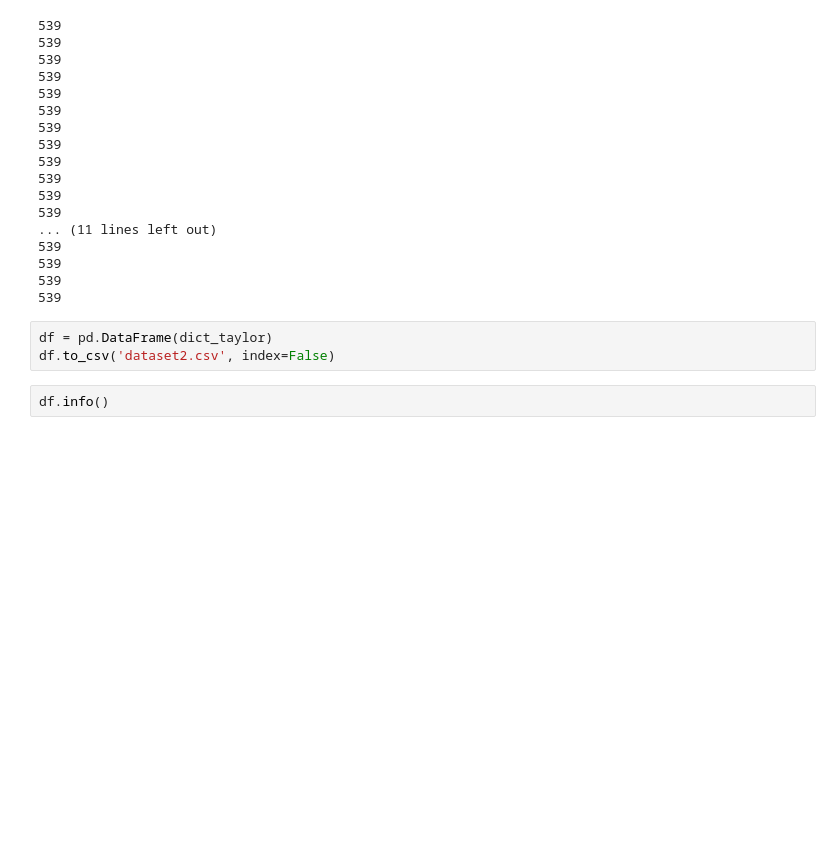
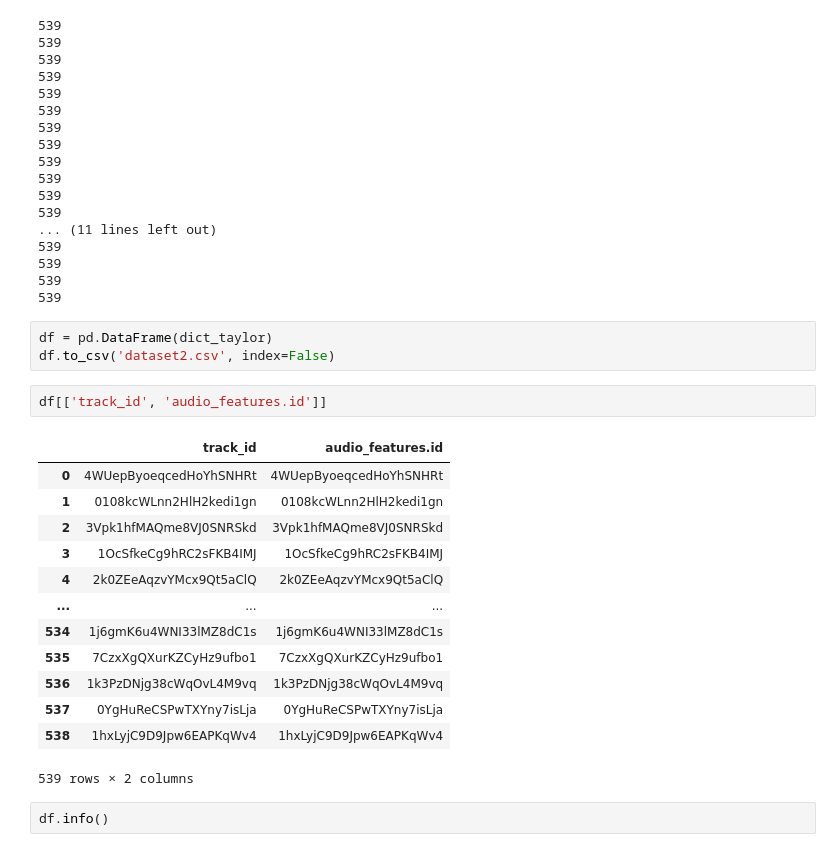
Before and after one commit to oscarmarinoa/Reto_Spotify_API, a Jupyter notebook: script 2.ipynb, the cells around one changed output. Cells and saved outputs as stored; diff of their text form; blank space fills up the shorter version.

```diff
--- a/script 2.ipynb
+++ b/script 2.ipynb
@@ -101,6 +101,22 @@ for i in dict_taylor.keys():
 # %%
 df = pd.DataFrame(dict_taylor)
 df.to_csv('dataset2.csv', index=False)
+# %%
+df[['track_id', 'audio_features.id']]
+# %% [output]
+|  | track_id | audio_features.id |
+| 0 | 4WUepByoeqcedHoYhSNHRt | 4WUepByoeqcedHoYhSNHRt |
+| 1 | 0108kcWLnn2HlH2kedi1gn | 0108kcWLnn2HlH2kedi1gn |
+| 2 | 3Vpk1hfMAQme8VJ0SNRSkd | 3Vpk1hfMAQme8VJ0SNRSkd |
+| 3 | 1OcSfkeCg9hRC2sFKB4IMJ | 1OcSfkeCg9hRC2sFKB4IMJ |
+| 4 | 2k0ZEeAqzvYMcx9Qt5aClQ | 2k0ZEeAqzvYMcx9Qt5aClQ |
+| ... | ... | ... |
+| 534 | 1j6gmK6u4WNI33lMZ8dC1s | 1j6gmK6u4WNI33lMZ8dC1s |
+| 535 | 7CzxXgQXurKZCyHz9ufbo1 | 7CzxXgQXurKZCyHz9ufbo1 |
+| 536 | 1k3PzDNjg38cWqOvL4M9vq | 1k3PzDNjg38cWqOvL4M9vq |
+| 537 | 0YgHuReCSPwTXYny7isLja | 0YgHuReCSPwTXYny7isLja |
+| 538 | 1hxLyjC9D9Jpw6EAPKqWv4 | 1hxLyjC9D9Jpw6EAPKqWv4 |
+539 rows × 2 columns
 # %%
 df.info()
 # %% [output]
```
Also changed, not shown: 2 other files.
